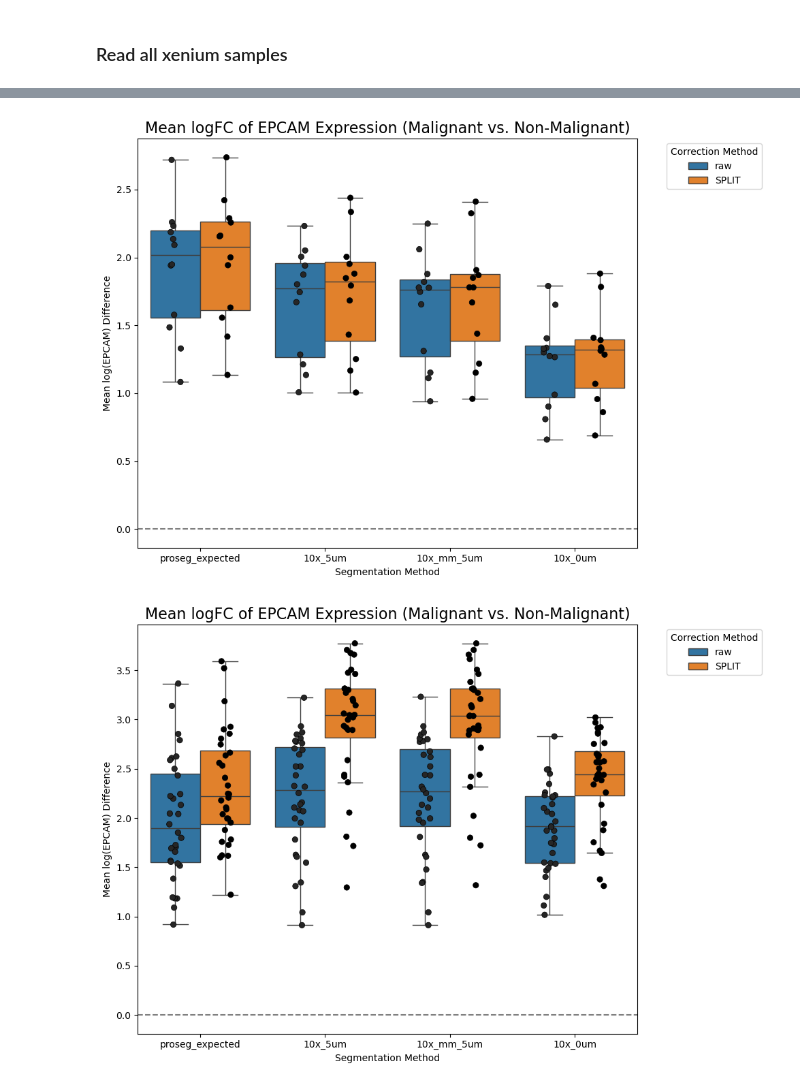
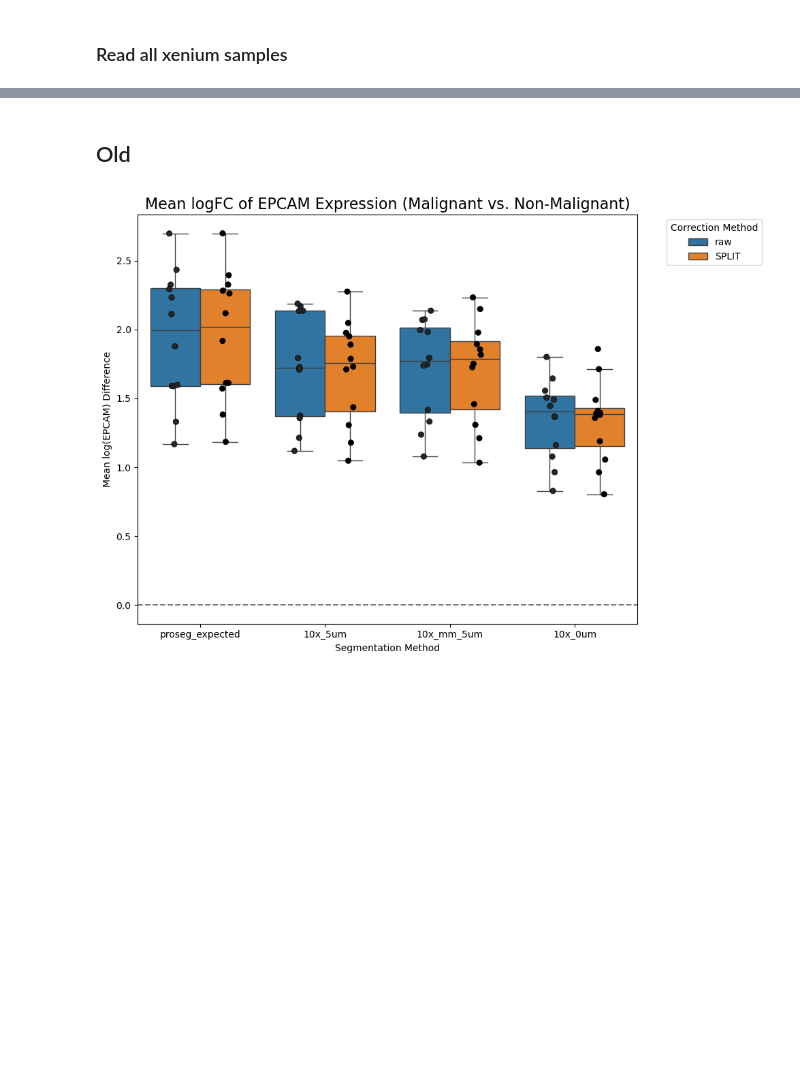
Before and after one commit to bdsc-tds/Norkin2026, a Jupyter notebook: workflow/analysis/xenium/0-check_contamination.ipynb, the cells around one changed output, grey strips where cells are left out. Saved outputs shown, nothing was run; the diff lists cells and outputs as text; code cells hidden in the pictures; blank space fills up the shorter version.

```diff
--- a/workflow/analysis/xenium/0-check_contamination.ipynb
+++ b/workflow/analysis/xenium/0-check_contamination.ipynb
@@ -189,11 +194,12 @@ xenium_dir = Path(cfg['xenium_processed_dir'])
 xenium_count_correction_dir = Path(cfg['xenium_count_correction_dir'])
 xenium_std_seurat_analysis_dir = Path(cfg['xenium_std_seurat_analysis_dir'])
 xenium_cell_type_annotation_dir = Path(cfg['xenium_cell_type_annotation_dir'])
+xenium_post_count_correction_cell_type_annotation_dir = Path(cfg['xenium_post_count_correction_cell_type_annotation_dir'])
 results_dir = Path(cfg['results_dir'])
 
 # parameters
 xenium_levels = ['segmentation','condition','gene panel','donor','sample']
-correction_methods = ['raw','SPLIT']
+correction_methods = ['raw','split_fully_purified']
 # segmentations = ['10x_5um','proseg']
 normalisation = 'lognorm'
 layer = 'data'
@@ -210,6 +216,7 @@ xenium_paths, xenium_annot_paths = readwrite.discover_xenium_paths(
     analysis_dir=xenium_std_seurat_analysis_dir,
     data_dir=xenium_dir,
     annotation_dir=xenium_cell_type_annotation_dir,
+    post_correction_annotation_dir=xenium_post_count_correction_cell_type_annotation_dir,
     correction_dir=xenium_count_correction_dir,
     normalisation=normalisation,
     reference=reference,
@@ -217,15 +224,14 @@ xenium_paths, xenium_annot_paths = readwrite.discover_xenium_paths(
     level=level,
 
     # (optional) read only some parameter combinations
-    correction_methods_filter=correction_methods,
+    correction_methods_filter=['raw','split_fully_purified'],
     # segmentations_filter=segmentations,
-    # conditions_filter=,
+    conditions_filter=['CRC'],
     # panels_filter=
 )
 
 # read corrected counts
-ads = readwrite.read_count_correction_samples(xenium_paths,[c for c in correction_methods if c != 'raw'])
-ads['SPLIT'] = ads.pop('split_fully_purified') #rename SPLIT method
+ads = readwrite.read_count_correction_samples(xenium_paths,['split_fully_purified'])
 
 # read raw counts
 ads['raw'] = readwrite.read_xenium_samples(
@@ -238,13 +244,31 @@ ads['raw'] = readwrite.read_xenium_samples(
 # add cell type annotation from raw to all correction methods
 readwrite.read_annotations(ads, correction_methods, xenium_annot_paths, level, max_workers=8)
 
+
 # log-normalize raw counts
 for correction_method in correction_methods:
     for k,ad in ads[correction_method].items():
-        print(correction_method,k)
-
         sc.pp.normalize_total(ad)
         sc.pp.log1p(ad)
+        ad.obs_names = '_'.join(k) + '_' + ad.obs_names.astype(str)
+
+
+# load ground truth tumor cells info
+segmentations_tumor_idx = {}
+for f in (Path(cfg['xenium_processed_R_dir'])/'CRC').iterdir():
+    if f.suffix == '.csv':
+        segmentations_tumor_idx[f.stem.replace('_CRC_TUMOR_only_metadata', '')] = pd.read_csv(f,index_col=0).index
+
+for correction_method in correction_methods:
+    for k,ad in ads[correction_method].items():
+        if correction_method == 'split_fully_purified':
+            ct_key = f"{level}_split_fully_purified"
+        else:
+            ct_key = level
+        ad.obs['is_malignant'] =  ad.obs_names.isin(segmentations_tumor_idx[k[0]])
+        ad.obs['is_malignant_rctd'] = ad.obs[ct_key]==ct_malignant
+
+        ads[correction_method][k] = ad[ad.obs[ct_key].notna()].copy()
 # %% [output]
 AnnData expects .obs.index to contain strings, but got values like:
     [0, 1, 2, 3, 4]
@@ -333,16 +455,17 @@ INFO     reading
+# %% [markdown]
+## Old
 # %%
 df_summary = get_logfc_summary(
     ads=ads,
     gene_malignant=gene_malignant,
-    level=level,
-    ct_malignant=ct_malignant
+    level=None,
+    ct_malignant=None
 )
 
 plot_logfc_summary(df_summary.query('condition == "CRC"'), gene_malignant, correction_methods)
-plot_logfc_summary(df_summary.query('condition == "CRC_PDO"'), gene_malignant, correction_methods)
+# plot_logfc_summary(df_summary.query('condition == "CRC_PDO"'), gene_malignant, correction_methods)
 # %% [output]
-[figure, old version]
+[figure, new version]
-[figure, removed]
 # %%
 df_plot = get_expression_df(
     ads=ads,
```
Also changed, not shown: parts of 10 cells of this notebook, 7 other files.
